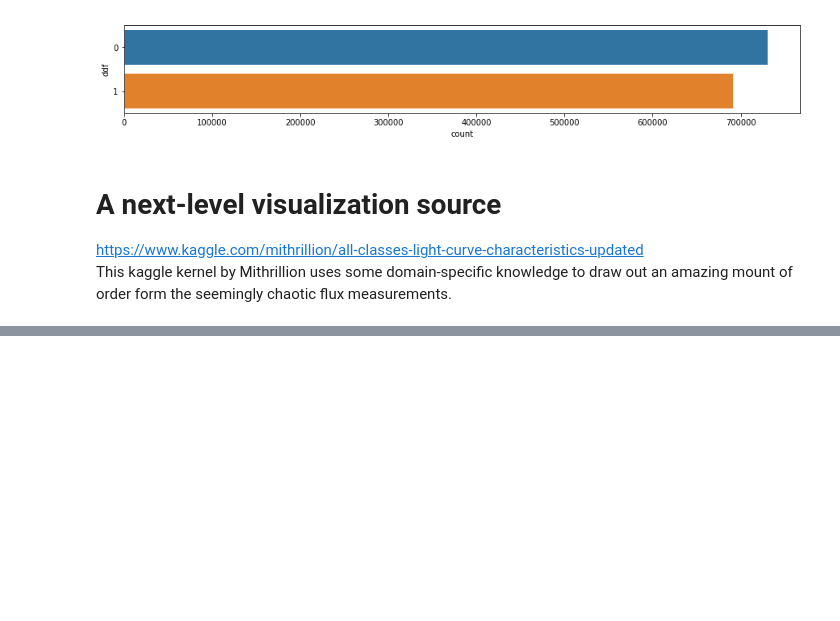
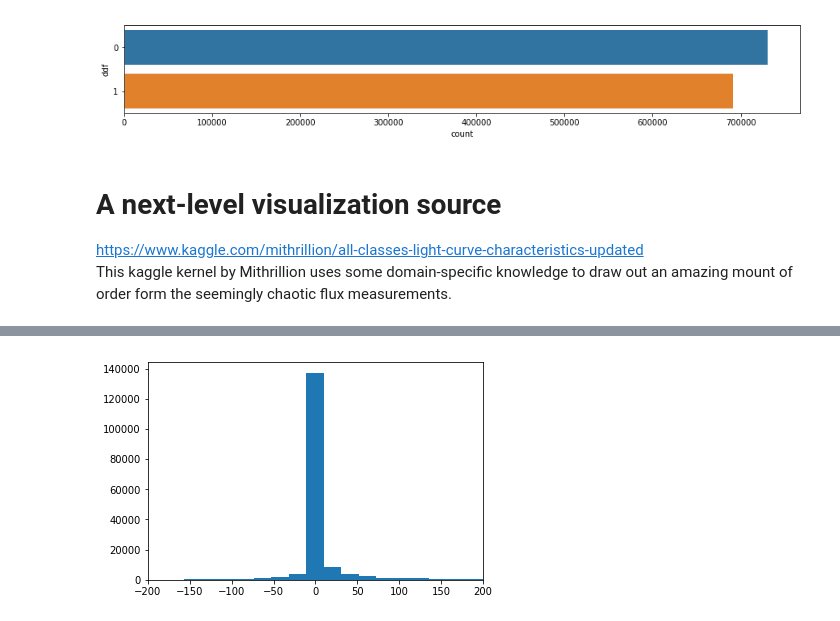
Before and after one commit to conditg/Space, a Jupyter notebook: Explorations.ipynb, the cells around one changed output, grey strips where cells are left out. Cells and saved outputs as stored; diff of their text form; code cells hidden in the pictures; blank space fills up the shorter version.

```diff
--- a/Explorations.ipynb
+++ b/Explorations.ipynb
@@ -248,0 +267,7 @@ This kaggle kernel by Mithrillion uses some domain-specific knowledge to draw ou
+# %%
+dfg = df[df.passband == 1]
+plt.hist(dfg['flux'], bins=10000)
+plt.xlim(-200,200)
+plt.show()
+# %% [output]
+[figure, added]
```
Also changed, not shown: parts of 6 cells of this notebook.
